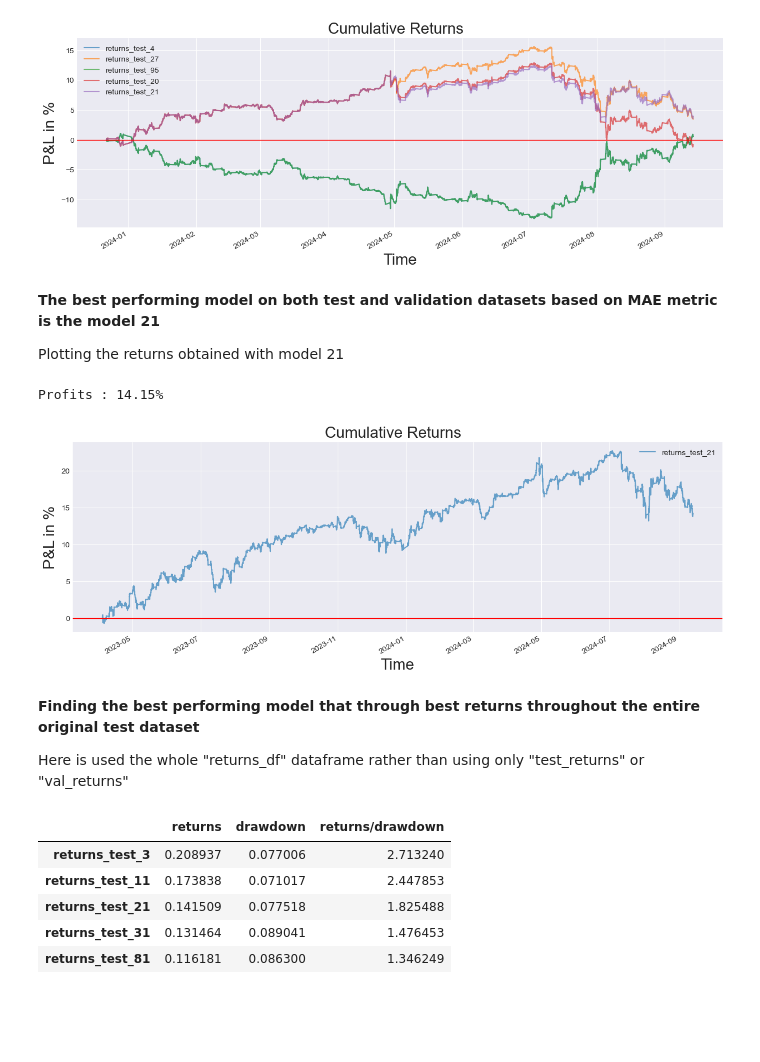
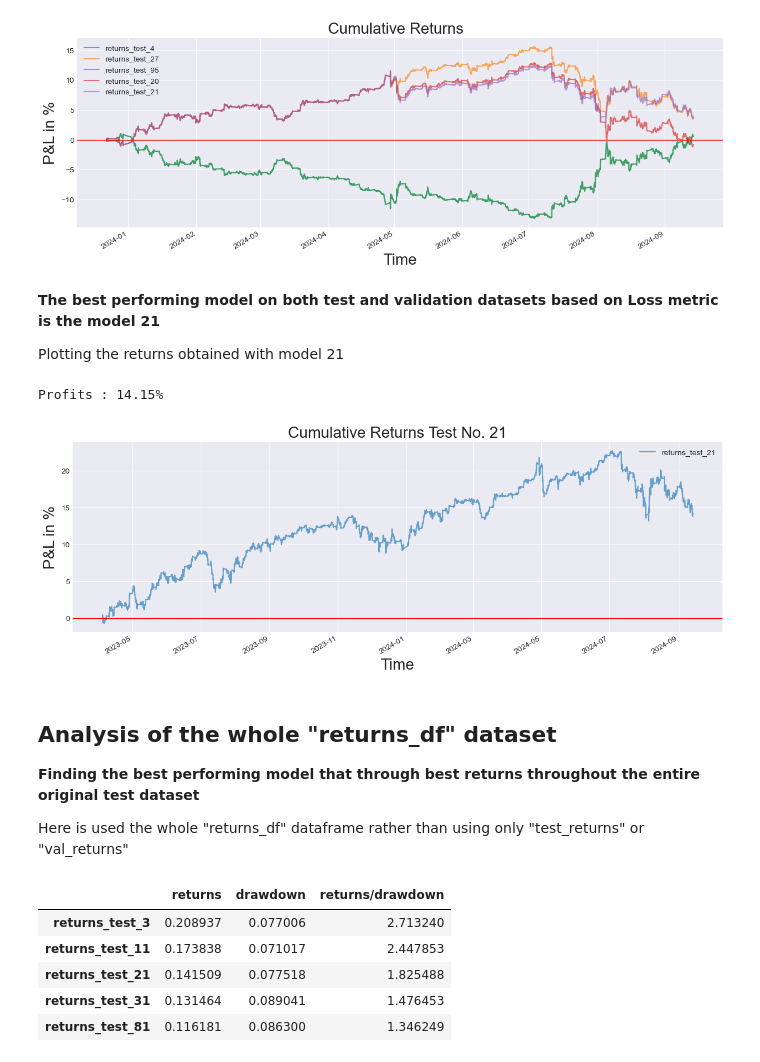
Before and after one commit to YarosInter/Time-Series-LSTM-Neural-Network, a Jupyter notebook: Classifier_LSTM_Neural_Network.ipynb, the cells around one changed output. Drawn from its saved outputs; the diff is of its cells as text; code cells hidden in the pictures; blank space fills up the shorter version.

```diff
--- a/Classifier_LSTM_Neural_Network.ipynb
+++ b/Classifier_LSTM_Neural_Network.ipynb
@@ -966,15 +965,17 @@ display.plot_test_returns(val_returns[["returns_test_4","returns_test_27","retur
 Profits : 7.58%
 [figure]
 # %% [markdown]
-**The best performing model on both test and validation datasets based on MAE metric is the model 21**
+**The best performing model on both test and validation datasets based on Loss metric is the model 21**
 
 Plotting the returns obtained with model 21
 # %%
-display.plot_test_returns(returns_df["returns_test_21"])
+display.plot_test_returns(returns_df["returns_test_21"], name="Test No. 21")
 # %% [output]
 Profits : 14.15%
-[figure, old version]
+[figure, new version]
 # %% [markdown]
+## Analysis of the whole "returns_df" dataset
+
 **Finding the best performing model that through best returns throughout the entire original test dataset**
 
 Here is used the whole "returns_df" dataframe rather than using only "test_returns" or "val_returns"
```
Also changed, not shown: parts of 13 cells of this notebook.
